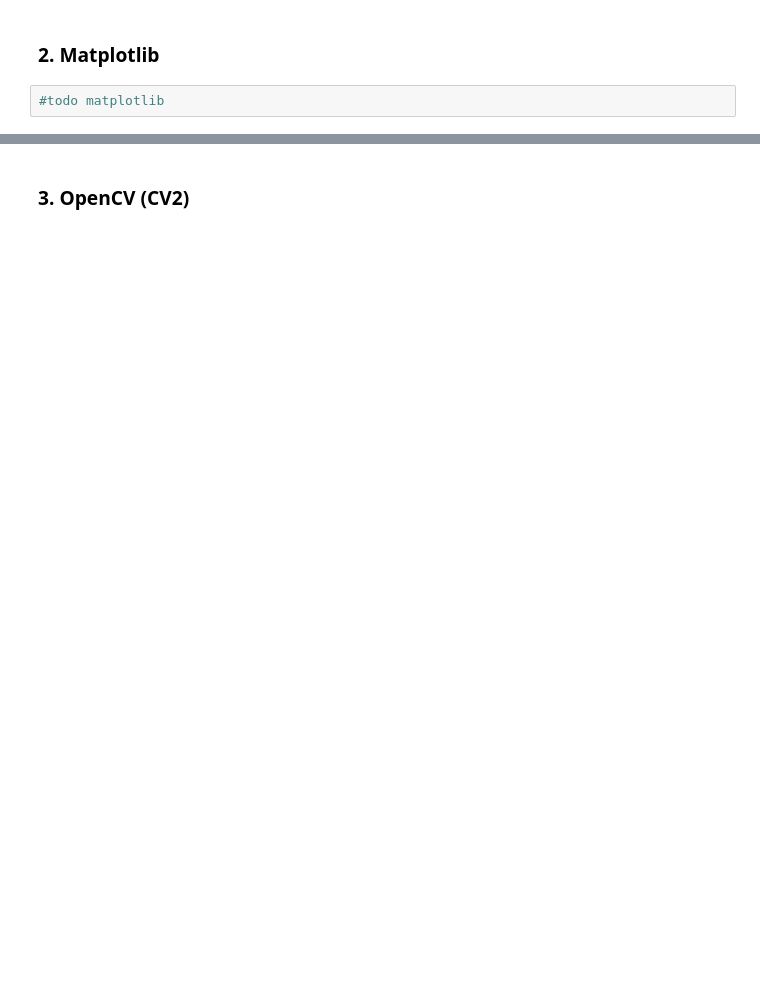
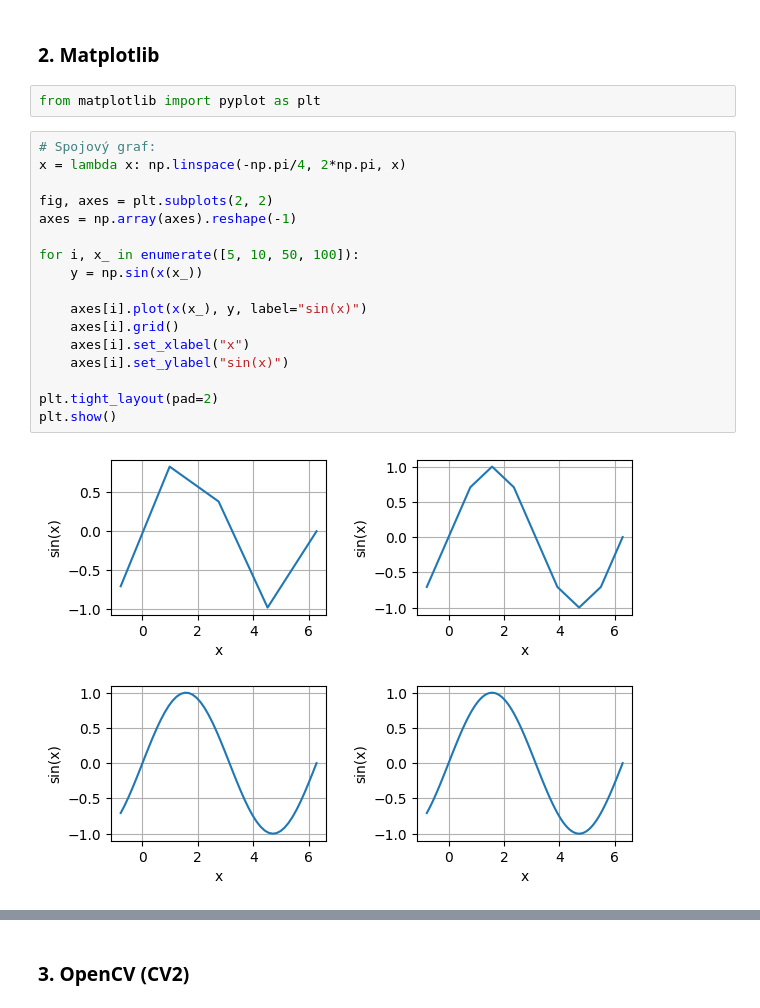
Before and after one commit to Wllader/ULTRA_python, a Jupyter notebook: ULTRA_W1__Skripta.ipynb, the cells around one changed output, grey strips where cells are left out. Saved outputs shown, nothing was run; the diff lists cells and outputs as text; blank space fills up the shorter version.

Commit message:
Matplotlib filled in, changes to show() for cv showcase

```diff
--- a/ULTRA_W1__Skripta.ipynb
+++ b/ULTRA_W1__Skripta.ipynb
@@ -756,4 +756,23 @@ print(
 # %% [markdown]
 ### 2. Matplotlib
+# %%
+from matplotlib import pyplot as plt
 # %%
-#todo matplotlib
+# Spojový graf:
+x = lambda x: np.linspace(-np.pi/4, 2*np.pi, x)
+
+fig, axes = plt.subplots(2, 2)
+axes = np.array(axes).reshape(-1)
+
+for i, x_ in enumerate([5, 10, 50, 100]):
+    y = np.sin(x(x_))
+
+    axes[i].plot(x(x_), y, label="sin(x)")
+    axes[i].grid()
+    axes[i].set_xlabel("x")
+    axes[i].set_ylabel("sin(x)")
+
+plt.tight_layout(pad=2)
+plt.show()
+# %% [output]
+[figure, added]
```
Also changed, not shown: parts of 11 cells of this notebook.
